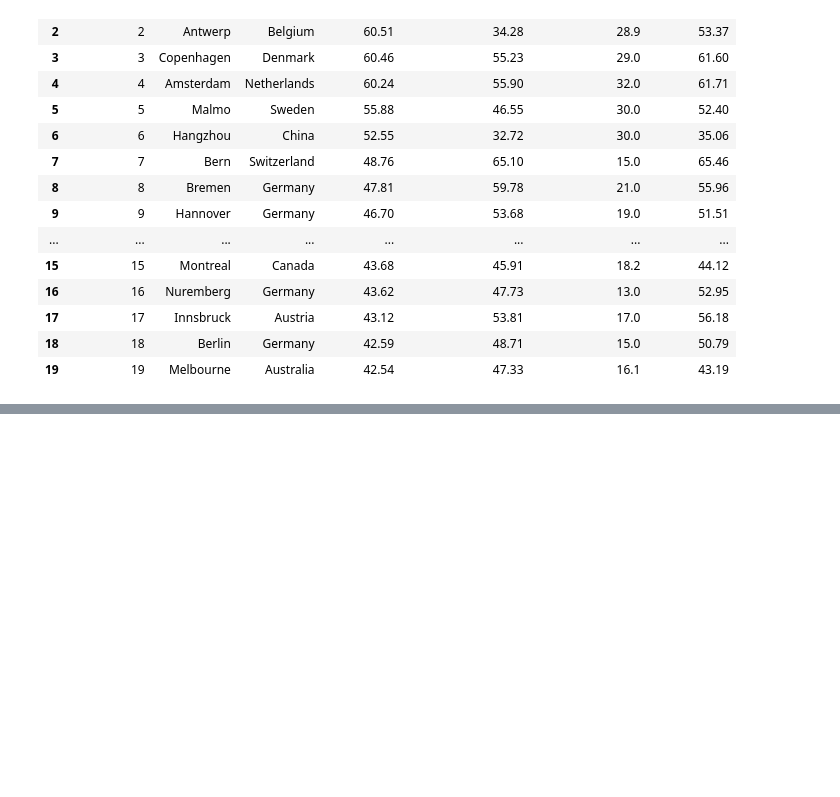
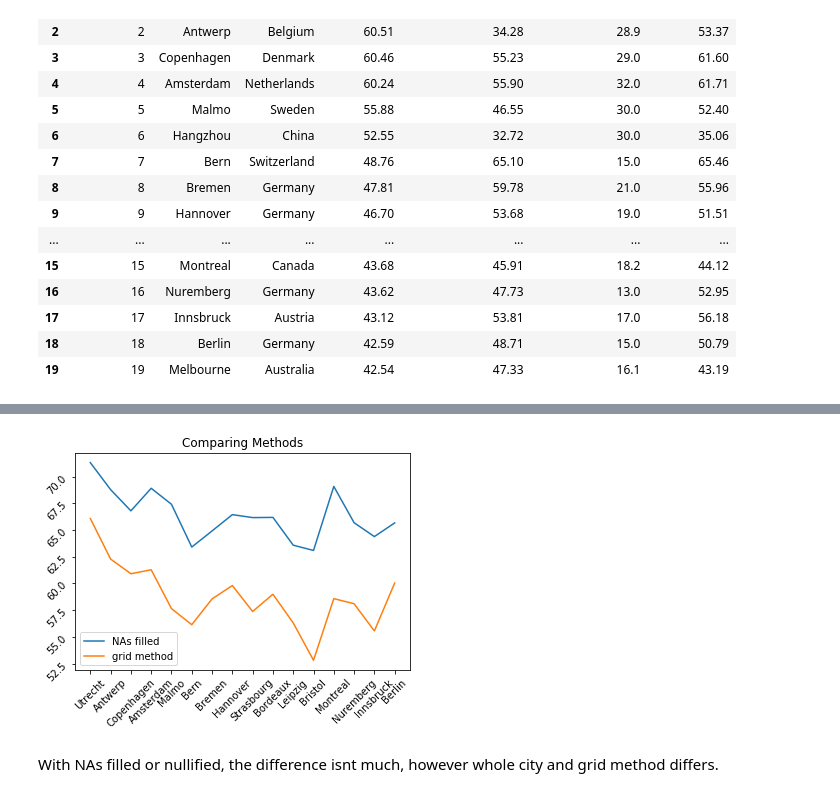
Before and after one commit to DchemistRae/Bikeability_calculator, a Jupyter notebook: result_analysis.ipynb, the cells around one changed output, grey strips where cells are left out. Drawn from its saved outputs; the diff is of its cells as text; code cells hidden in the pictures; blank space fills up the shorter version.

```diff
--- a/result_analysis.ipynb
+++ b/result_analysis.ipynb
@@ -159,0 +184,12 @@ plt.show()
+# %%
+plt.plot(filled['city'], filled['average_index'], label = "NAs filled")
+plt.plot(df['city'],df['average_index'],label ='grid method')
+plt.tick_params(labelrotation=45)
+plt.title('Comparing Methods')
+
+plt.legend()
+plt.show()
+# %% [output]
+[figure, added]
+# %% [markdown]
+With NAs filled or nullified, the difference isnt much, however whole city and grid method differs.
```
Also changed, not shown: parts of 11 cells of this notebook.
